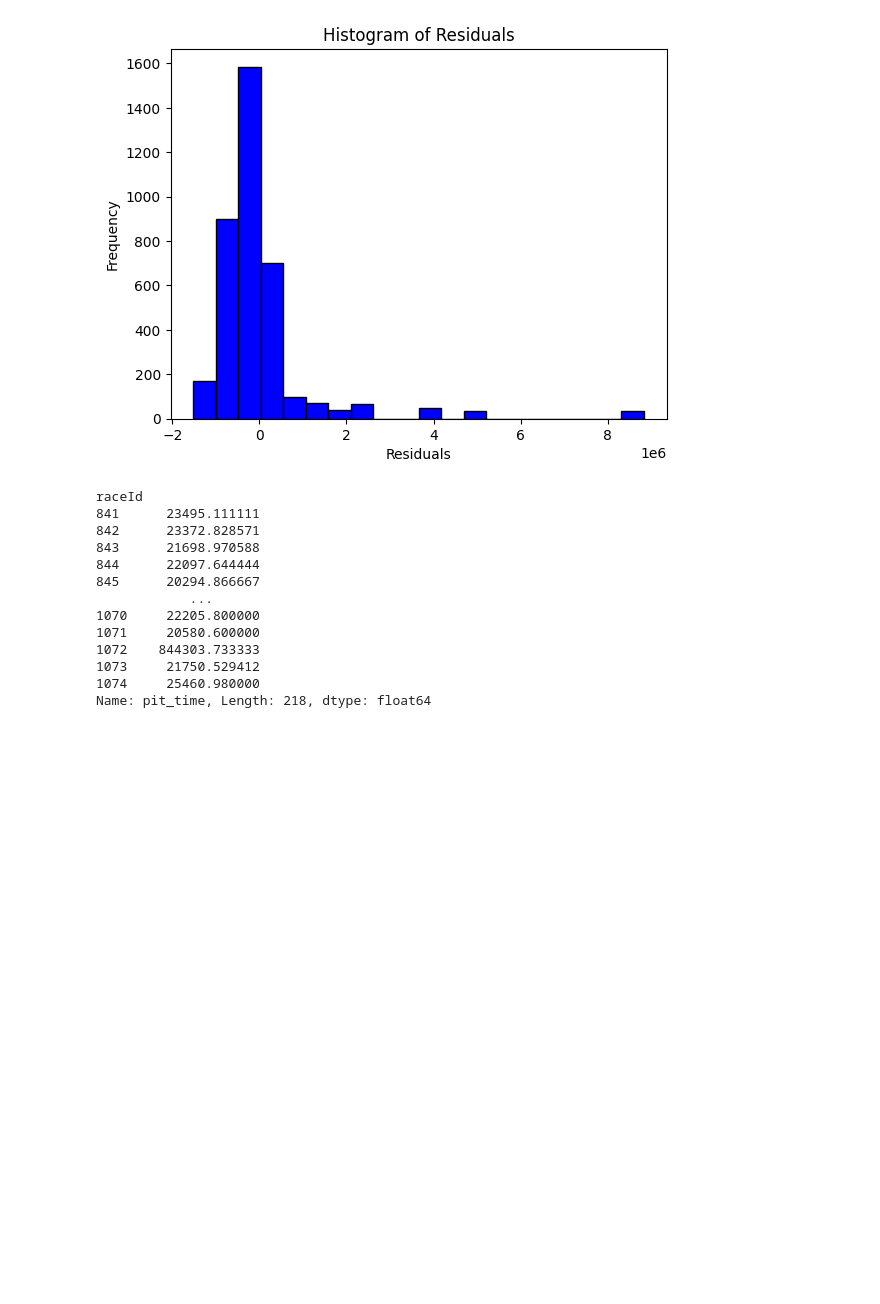
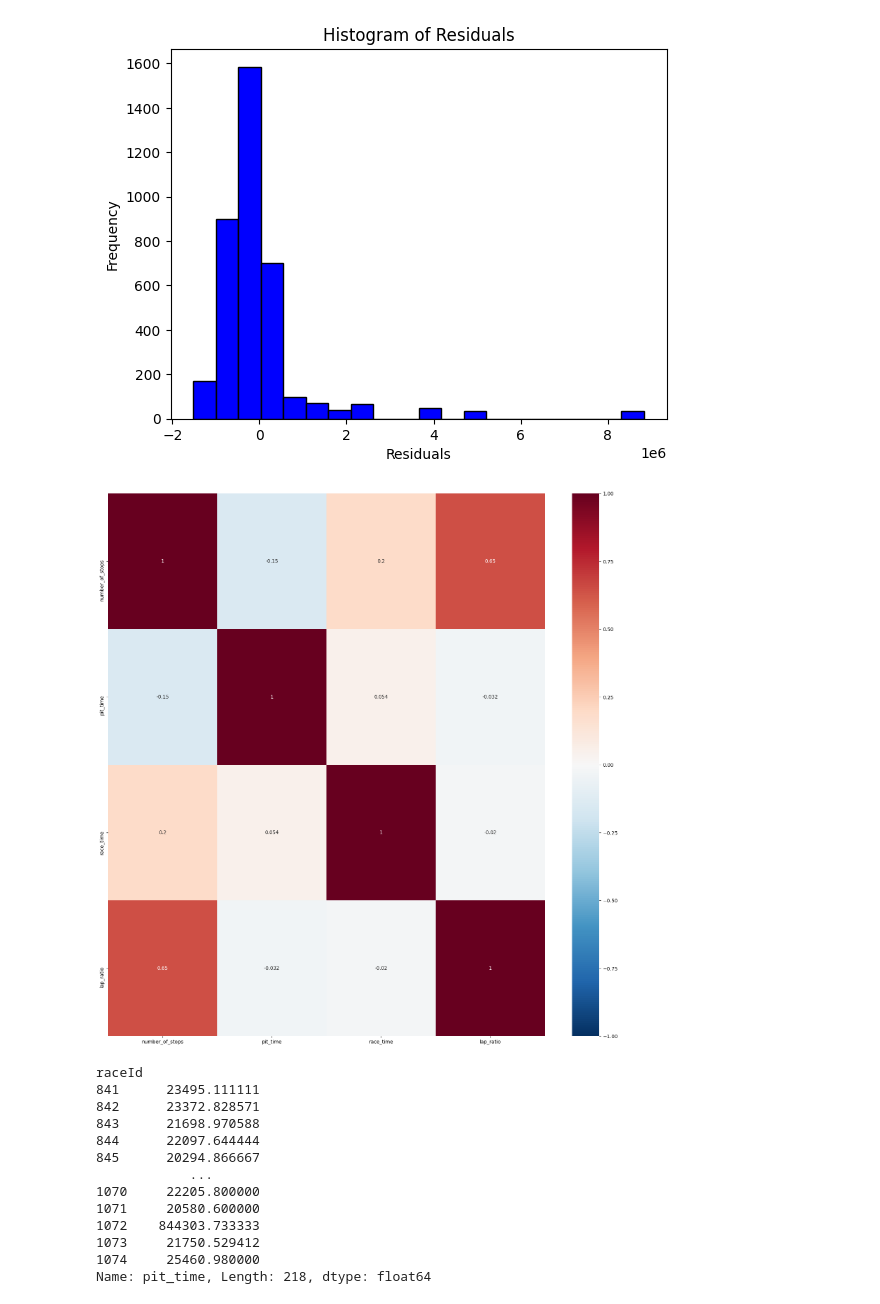
Before and after one commit to MacBeth-M/Capstone, a Jupyter notebook: Pitstops2.ipynb, the cells around one changed output. Cells and saved outputs as stored; diff of their text form; code cells hidden in the pictures; blank space fills up the shorter version.

```diff
--- a/Pitstops2.ipynb
+++ b/Pitstops2.ipynb
@@ -242,6 +254,15 @@ plt.ylabel('Frequency')
 plt.show()
 # %% [output]
 [figure]
+# %%
+my_col = ['number_of_stops', 'pit_time', 'race_time', 'lap_ratio']
+correlation_matrix = my_new_pit[my_col].corr()
+
+plt.figure(figsize=(20, 20))
+sns.heatmap(correlation_matrix, annot=True, cmap='RdBu_r', vmin=-1, vmax=1)
+plt.show()
+# %% [output]
+[figure, added]
 # %%
 grouped_by_race = my_pit.groupby('raceId')
 average_pitstop_duration = grouped_by_race['pit_time'].mean()
```
Also changed, not shown: parts of 9 cells of this notebook.
